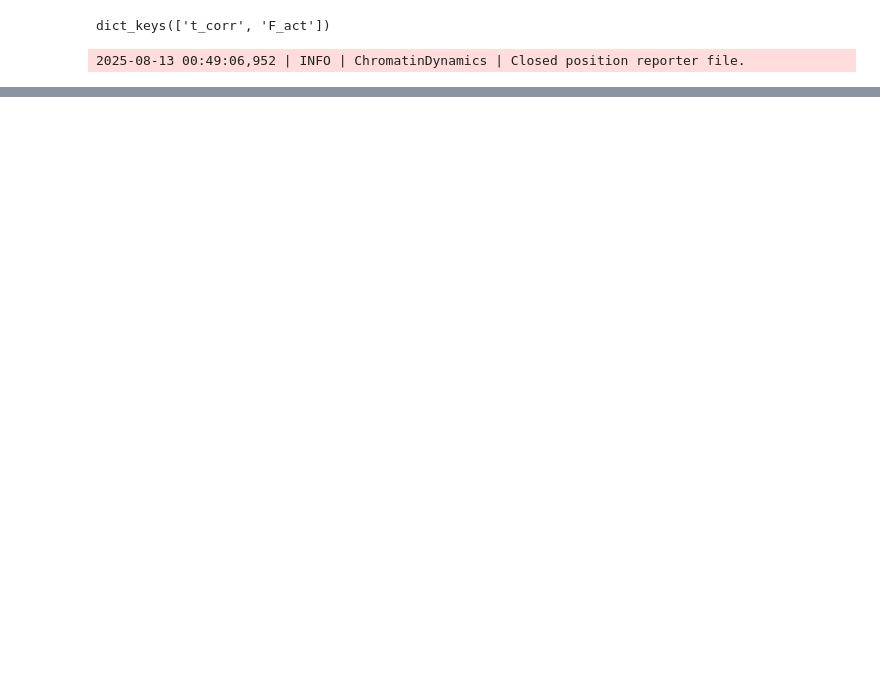
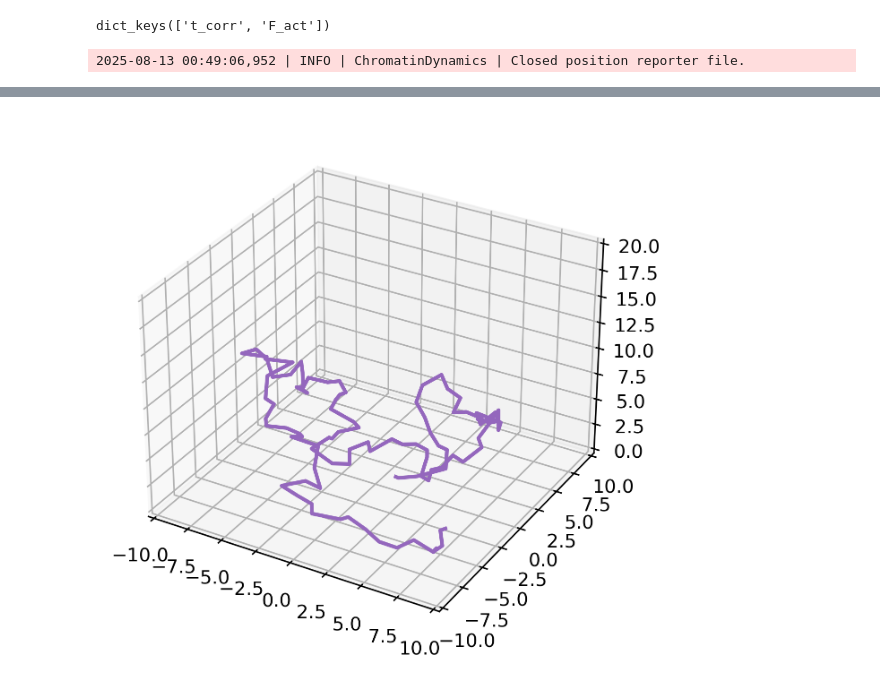
Before and after one commit to s-brahmachari/chromdyn, a Jupyter notebook: notebooks/Tutorial_active.ipynb, the cells around one changed output, grey strips where cells are left out. Cells and saved outputs as stored; diff of their text form; code cells hidden in the pictures; blank space fills up the shorter version.

```diff
--- a/notebooks/Tutorial_active.ipynb
+++ b/notebooks/Tutorial_active.ipynb
@@ -136,0 +149,34 @@ plt.colorbar()
+# %%
+# Set up the 3D figure and axis
+fig = plt.figure(figsize=(5,5), dpi=300)
+ax = fig.add_subplot(111, projection='3d')
+
+# Set axis limits (adjust as needed)
+d=10.0
+ax.set_xlim(-d,d)
+ax.set_ylim(-d,d)
+ax.set_zlim(0,2*d)
+
+# Initial scatter plot
+sc = ax.scatter([], [], [], s=50)
+
+# Update function for each frame
+def update(frame):
+    # for coll in ax.collections:
+        # coll.remove()
+    ax.clear()
+    positions = data[frame]
+
+    ln = ax.plot(positions[:, 0], positions[:, 1], positions[:, 2], lw=2, c='C4')
+
+    ax.set_xlim(-d,d)
+    ax.set_ylim(-d,d)
+    ax.set_zlim(0,2*d)
+    return ln,
+
+# Create the animation
+anim = FuncAnimation(fig, update, frames=data.shape[0], interval=150, blit=False)
+
+# HTML(anim.to_html5_video())
+# %% [output]
+[figure, added]
```
Also changed, not shown: parts of 11 cells of this notebook, 5 other files.
